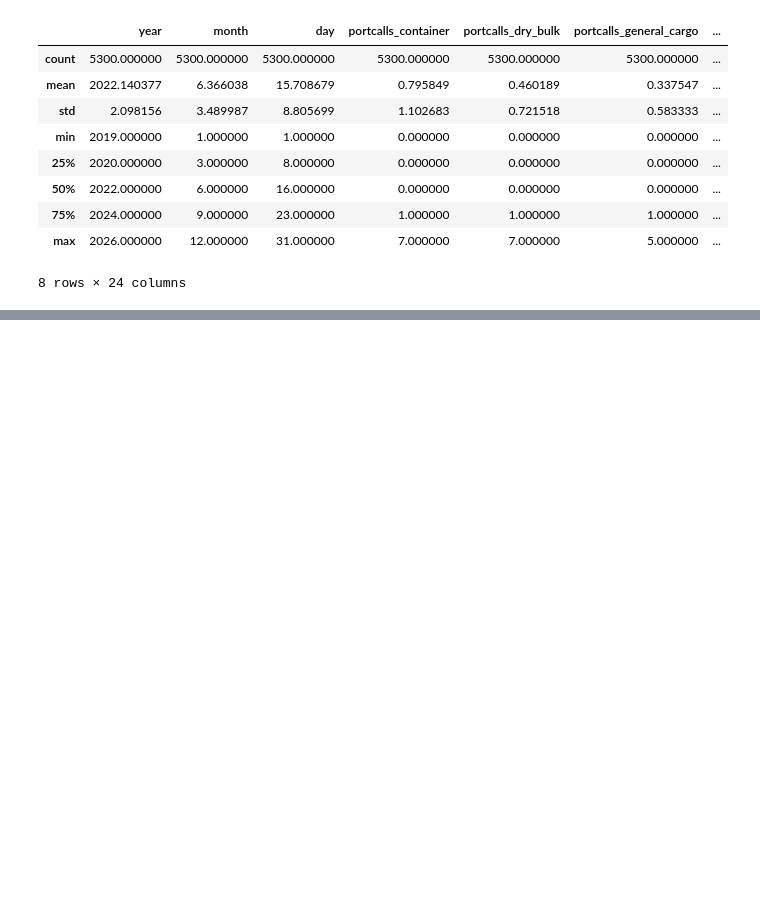
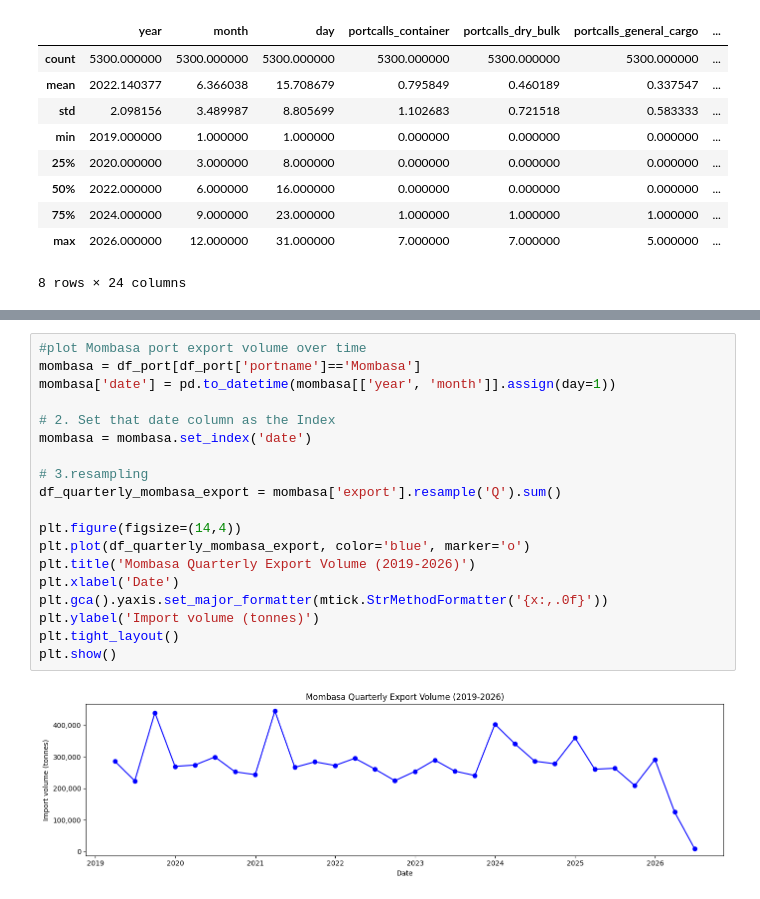
Before and after one commit to MutwiriC/Port-Distribution-Early-Warning-System, a Jupyter notebook: Port_Trade_Disruption_Early_Warning_System.ipynb, the cells around one changed output, grey strips where cells are left out. Saved outputs shown, nothing was run; the diff lists cells and outputs as text; blank space fills up the shorter version.

```diff
--- a/Port_Trade_Disruption_Early_Warning_System.ipynb
+++ b/Port_Trade_Disruption_Early_Warning_System.ipynb
@@ -146,0 +169,21 @@ df_port.describe()
+# %%
+#plot Mombasa port export volume over time
+mombasa = df_port[df_port['portname']=='Mombasa']
+mombasa['date'] = pd.to_datetime(mombasa[['year', 'month']].assign(day=1))
+
+# 2. Set that date column as the Index
+mombasa = mombasa.set_index('date')
+
+# 3.resampling
+df_quarterly_mombasa_export = mombasa['export'].resample('Q').sum()
+
+plt.figure(figsize=(14,4))
+plt.plot(df_quarterly_mombasa_export, color='blue', marker='o')
+plt.title('Mombasa Quarterly Export Volume (2019-2026)')
+plt.xlabel('Date')
+plt.gca().yaxis.set_major_formatter(mtick.StrMethodFormatter('{x:,.0f}'))
+plt.ylabel('Import volume (tonnes)')
+plt.tight_layout()
+plt.show()
+# %% [output]
+[figure, added]
```
Also changed, not shown: parts of 19 cells of this notebook, 1 other file.
